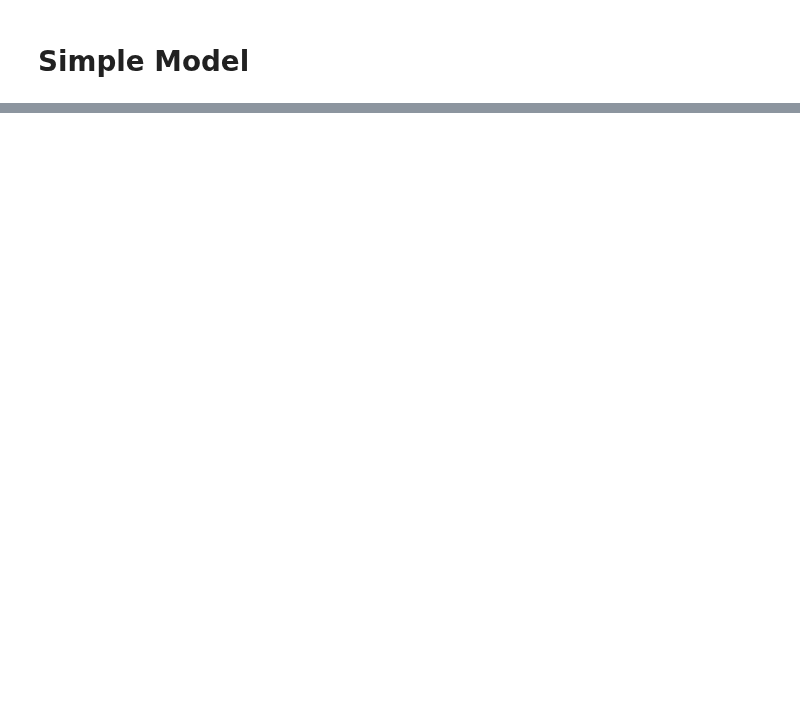
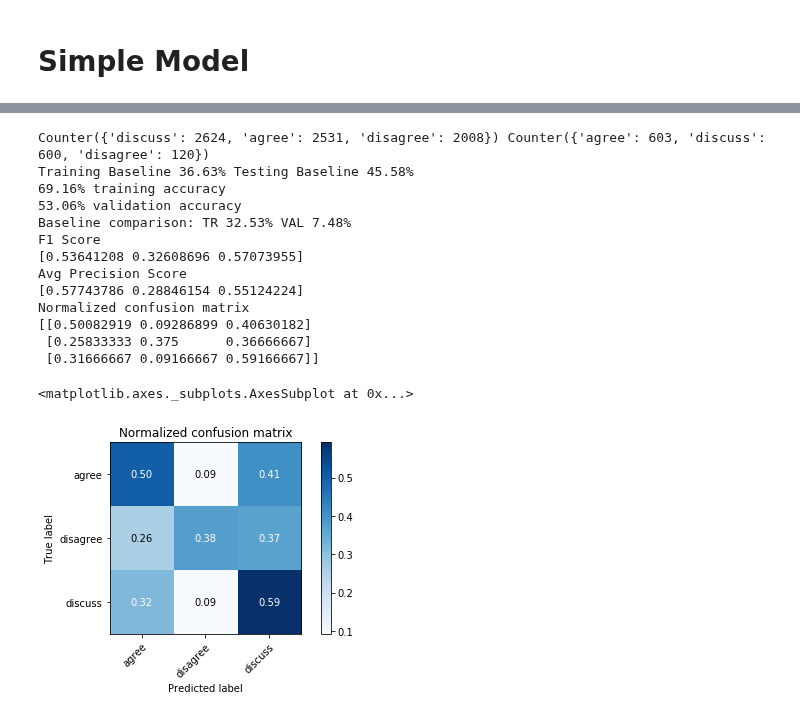
Before and after one commit to CornellDataScience/Insights-FakeNews, a Jupyter notebook: Graph Model.ipynb, the cells around one changed output, grey strips where cells are left out. Cells and saved outputs as stored; diff of their text form; code cells hidden in the pictures; blank space fills up the shorter version.

```diff
--- a/Graph Model.ipynb
+++ b/Graph Model.ipynb
@@ -883,0 +940,20 @@ data shape after (9681, 5)
+# %%
+model3 = RandomForestClassifier(n_estimators = 400, max_depth = 7)
+af3, pf3, tf3, vf3 = test_simple(model, [1,4,1])
+plot_confusion_matrix_local(af3, pf3, classes=['agree', "disagree", 'discuss'], normalize=True)
+# %% [output]
+Counter({'discuss': 2624, 'agree': 2531, 'disagree': 2008}) Counter({'agree': 603, 'discuss': 600, 'disagree': 120})
+Training Baseline 36.63% Testing Baseline 45.58%
+69.16% training accuracy
+53.06% validation accuracy
+Baseline comparison: TR 32.53% VAL 7.48%
+F1 Score
+[0.53641208 0.32608696 0.57073955]
+Avg Precision Score
+[0.57743786 0.28846154 0.55124224]
+Normalized confusion matrix
+[[0.50082919 0.09286899 0.40630182]
+ [0.25833333 0.375      0.36666667]
+ [0.31666667 0.09166667 0.59166667]]
+<matplotlib.axes._subplots.AxesSubplot at 0x...>
+[figure, added]
```
Also changed, not shown: parts of 15 cells of this notebook.
